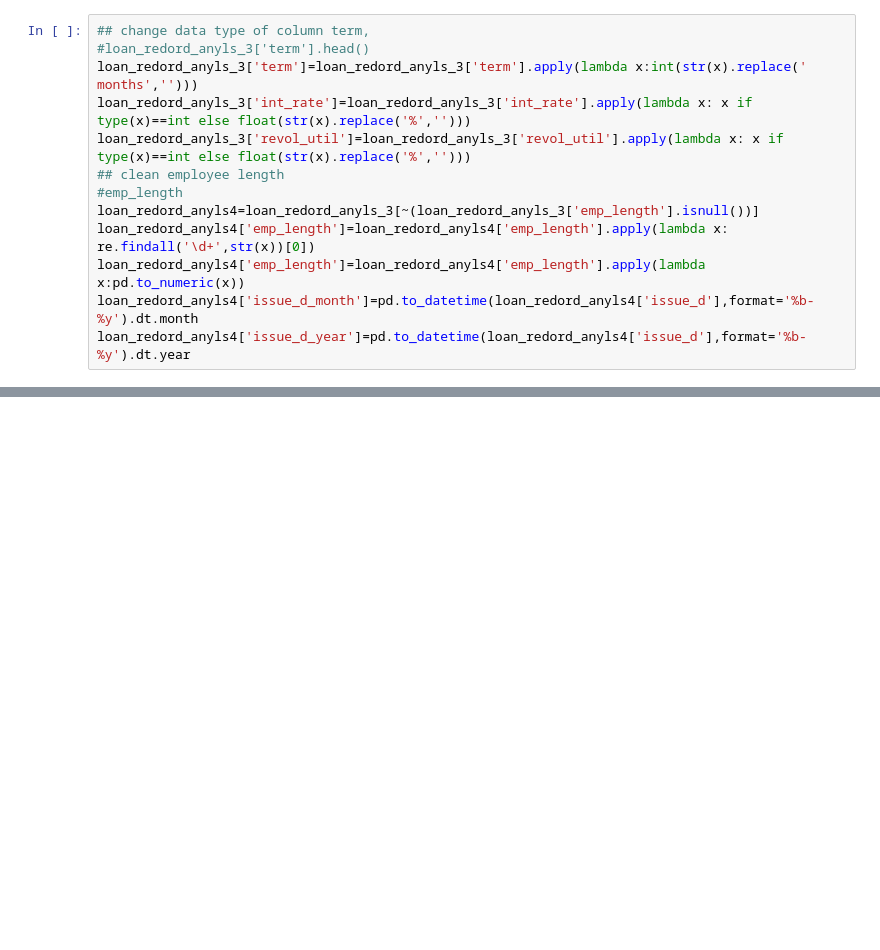
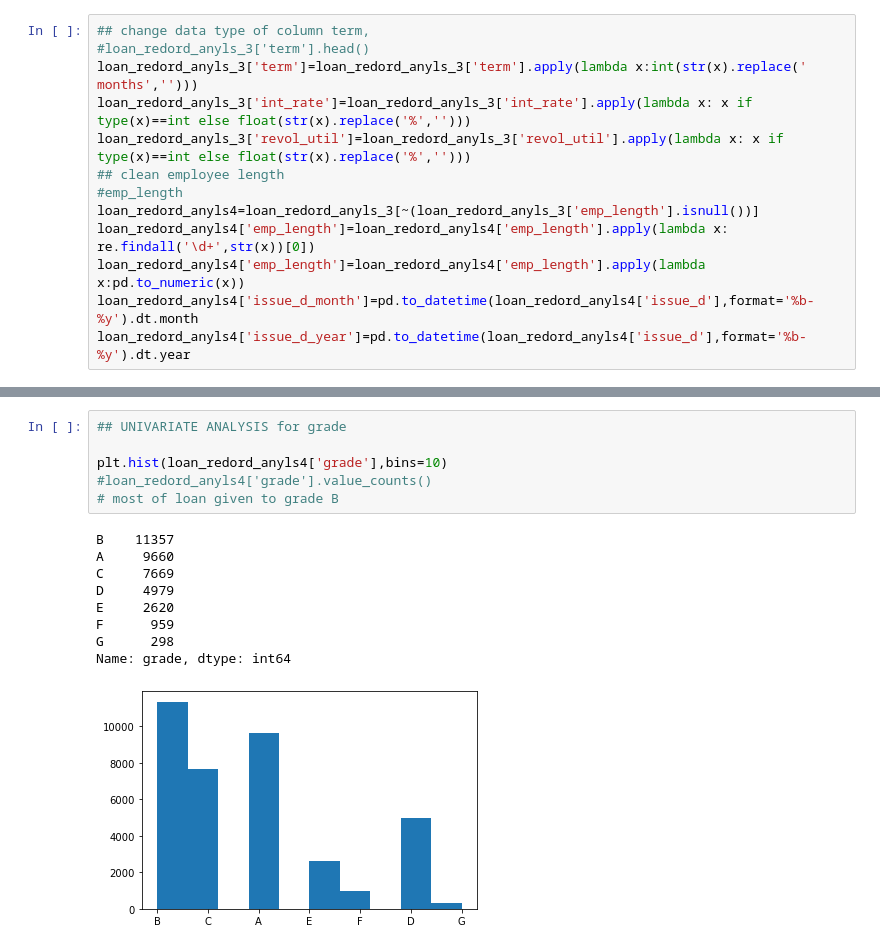
Before and after one commit to ravi2106shekhar/LendingClubCaseStudy, a Jupyter notebook: Ravi_Shekhar.ipynb, the cells around one changed output, grey strips where cells are left out. Cells and saved outputs as stored; diff of their text form; blank space fills up the shorter version.

```diff
--- a/Ravi_Shekhar.ipynb
+++ b/Ravi_Shekhar.ipynb
@@ -250,0 +275,16 @@ memory usage: 16.6+ MB
+# %%
+## UNIVARIATE ANALYSIS for grade
+
+plt.hist(loan_redord_anyls4['grade'],bins=10)
+#loan_redord_anyls4['grade'].value_counts()
+# most of loan given to grade B
+# %% [output]
+B    11357
+A     9660
+C     7669
+D     4979
+E     2620
+F      959
+G      298
+Name: grade, dtype: int64
+[figure, added]
```
Also changed, not shown: parts of 12 cells of this notebook.
